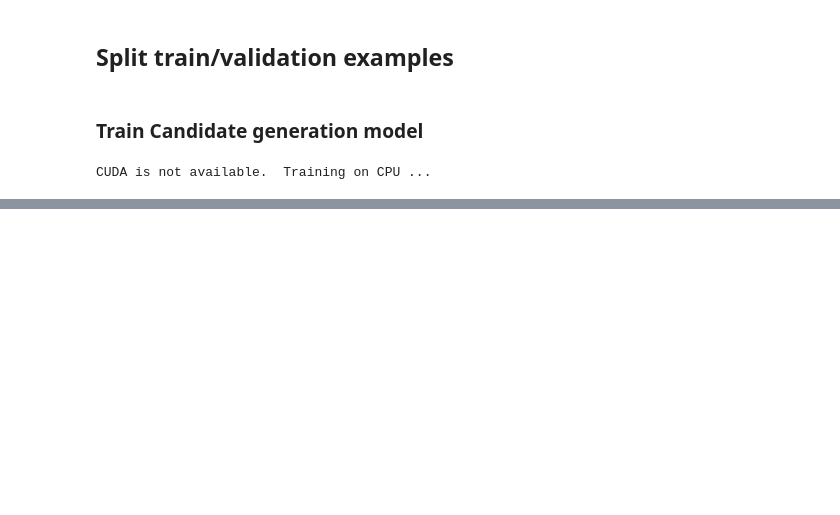
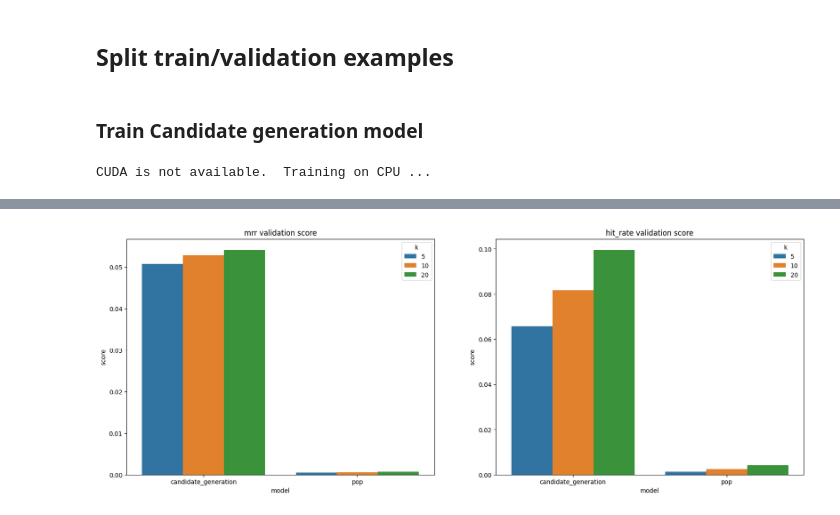
Before and after one commit to lotenn/recsys-3639-final-project, a Jupyter notebook: runner.ipynb, the cells around one changed output, grey strips where cells are left out. Drawn from its saved outputs; the diff is of its cells as text; code cells hidden in the pictures; blank space fills up the shorter version.

Commit message:
pop model + evaluation

```diff
--- a/runner.ipynb
+++ b/runner.ipynb
@@ -101,4 +100,0 @@ sns.lineplot(data=pd.DataFrame({'train': train_losses, 'val': val_losses}), ax=a
-# %%
-k = 10
-rank_evaluator = RankEvaluator(top_k=k, device=device)
-rank_evaluator.fit(model)
@@ -110,0 +113,3 @@ validation hit rate @ 10:  0.08777640716374269
+# %%
+pop = Popularity()
+pop.fit(ratings_df)
@@ -110,0 +124,7 @@ validation hit rate @ 10:  0.08777640716374269
+# %%
+results_df = pd.DataFrame(columns=['model', 'metric', 'k', 'score'])
+# %%
+for m, name in [(model, 'candidate_generation'), (pop, 'pop')]:
+    for k in [5, 10, 20]:
+        results_df.loc[results_df.shape[0]] = (name, 'mrr', k, m.mrr(val_loader, k))
+        results_df.loc[results_df.shape[0]] = (name, 'hit_rate', k, m.hit_rate(val_loader, k))
@@ -110,0 +145,7 @@ validation hit rate @ 10:  0.08777640716374269
+# %%
+_, ax = plt.subplots(1,2, figsize=(20,7))
+for i, metric in enumerate(['mrr', 'hit_rate']):
+    sns.barplot(data=results_df.loc[results_df.metric==metric].drop(columns=['metric']), y='score', x='model', hue='k', ax=ax[i])
+    ax[i].set(title=f'{metric} validation score')
+# %% [output]
+[figure, added]
```
Also changed, not shown: parts of 13 cells of this notebook, 3 other files.
